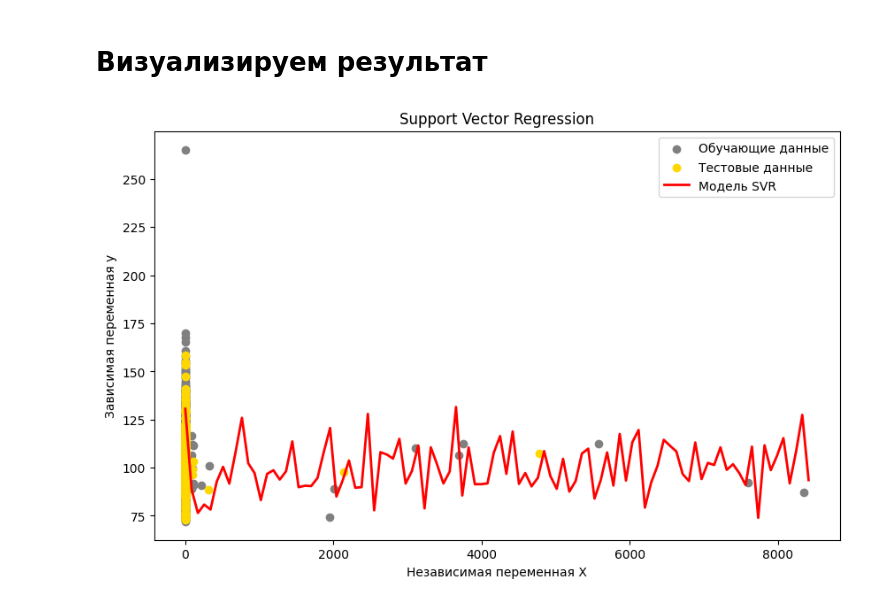
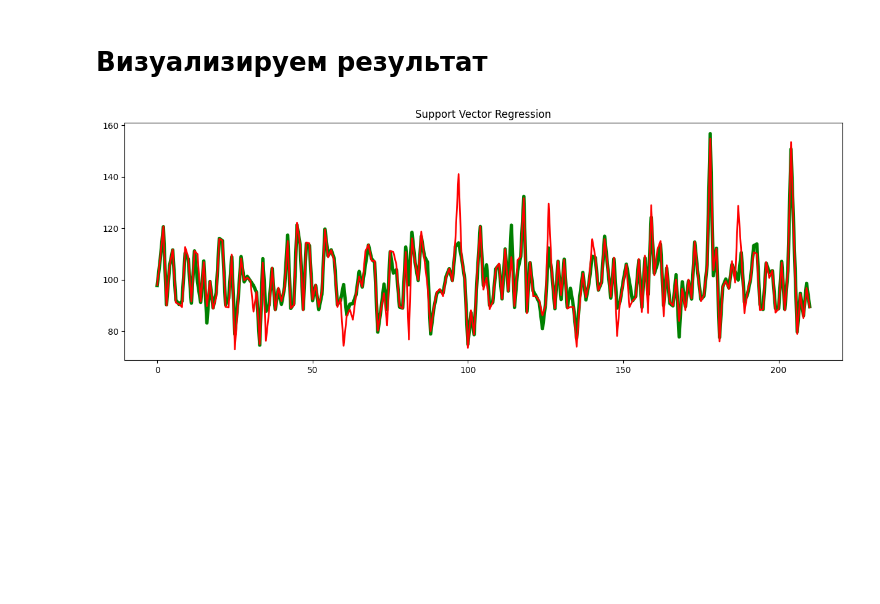
Before and after one commit to LuosRemmus/SITII_LR2, a Jupyter notebook: model_5.ipynb, the cells around one changed output. Drawn from its saved outputs; the diff is of its cells as text; code cells hidden in the pictures; blank space fills up the shorter version.

```diff
--- a/model_5.ipynb
+++ b/model_5.ipynb
@@ -12,0 +18,2 @@ from sklearn.preprocessing import StandardScaler
+# %%
+one_hot_data = pd.get_dummies(data, columns=['X0', 'X1', 'X2', 'X3', 'X4', 'X5', 'X6', 'X8'], prefix='OHE')
@@ -13,9 +22,6 @@ from sklearn.preprocessing import StandardScaler
 # %%
-pd.set_option('display.max_columns', None)
-data = pd.read_parquet(r'data11.parquet')
-X = data.drop(['X0', 'X1', 'X2', 'X3', 'X4', 'X5', 'X6', 'X8'], axis = 1).values
-y = data['y'].values
-
+X = one_hot_data.values
+y = one_hot_data['y'].values
 X_train, X_test, y_train, y_test = train_test_split(X, y, test_size=0.2, random_state=42)
 # %% [markdown]
 # Создание и обучение модели SVR
@@ -34,23 +40,16 @@ Score на тестовой выборке: 92.32 %
 # %% [markdown]
 # Генерируем равномерно распределенные точки для предсказания моделью
 # %%
-X_plot = np.linspace(X.min(), X.max(), 100).reshape(-1, 1)
-y_plot = svr.predict(X)
+X_plot = np.linspace(X.min(), X.max(), 842)
+y_plot = svr.predict(X_test)
 # %% [markdown]
 # Визуализируем результат
-# %%
-plt.figure(figsize=(10, 6))
-# Отображаем обучающие данные
-plt.scatter(X_train.reshape(-1, 1)[:3367], y_train.reshape(-1, 1), color='gray', label='Обучающие данные')
-# Отображаем тестовые данные
-plt.scatter(X_test.reshape(-1, 1)[:842], y_test.reshape(-1, 1), color='gold', label='Тестовые данные')
-# Отображаем предсказания модели
-
-plt.plot(X_plot, y_plot.reshape(-1, 1)[:100], color='red', label='Модель SVR', linewidth=2)
-plt.xlabel('Независимая переменная X')
-plt.ylabel('Зависимая переменная y')
-plt.title('Support Vector Regression')
-plt.legend()
-plt.show()
-# %% [output]
-[figure, removed]
+# %%
+plt.figure(figsize=(15, 5))
+
+plt.plot(y_plot[::4], color="green", linewidth=4)
+plt.plot(y_test[::4], color="red", linewidth=2)
+plt.title('Support Vector Regression')
+plt.show()
+# %% [output]
+[figure, added]
```
Also changed, not shown: parts of 4 cells of this notebook, 2 other files.
